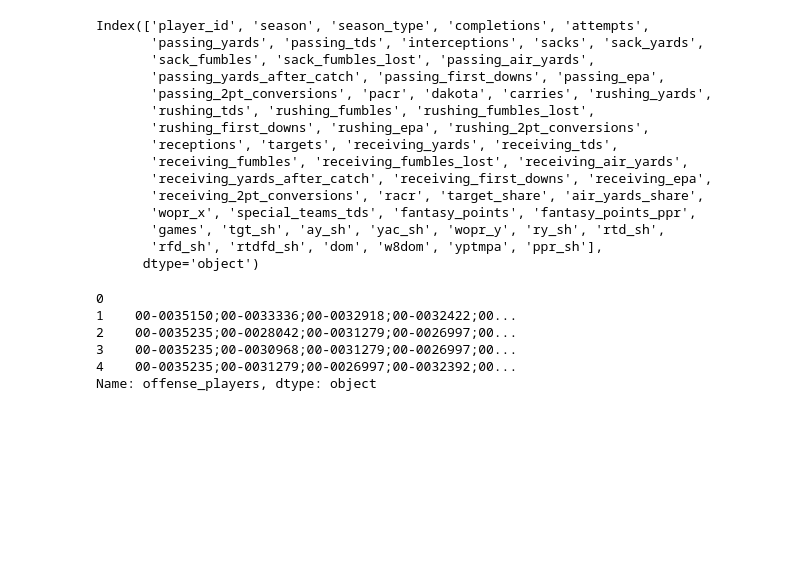
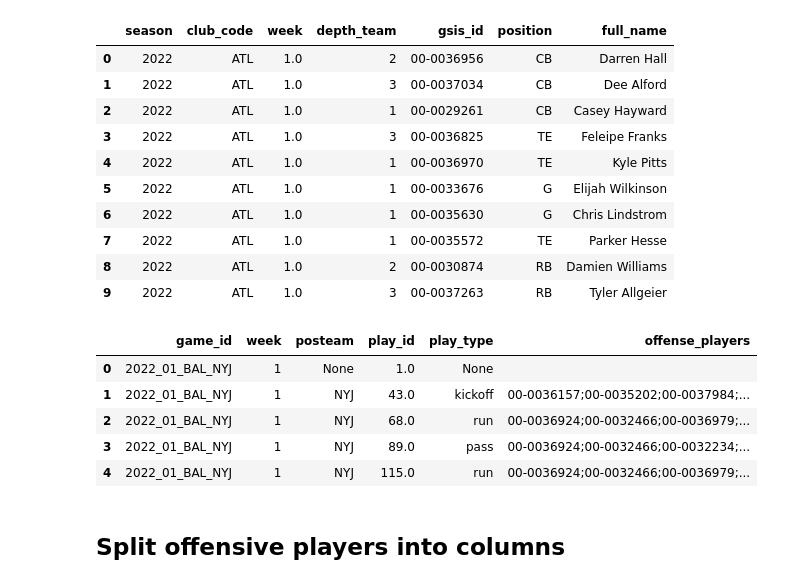
Before and after one commit to jackdepree/FFInsights, a Jupyter notebook: code/trying_out_nflstats.ipynb, the cells around one changed output. Saved outputs shown, nothing was run; the diff lists cells and outputs as text; code cells hidden in the pictures; blank space fills up the shorter version.

```diff
--- a/code/trying_out_nflstats.ipynb
+++ b/code/trying_out_nflstats.ipynb
@@ -169,28 +216,27 @@ Index(['player_id', 'player_name', 'player_display_name', 'position',
-# %%
-# Print the columns
-seasonal.columns
-# %% [output]
-Index(['player_id', 'season', 'season_type', 'completions', 'attempts',
-       'passing_yards', 'passing_tds', 'interceptions', 'sacks', 'sack_yards',
-       'sack_fumbles', 'sack_fumbles_lost', 'passing_air_yards',
-       'passing_yards_after_catch', 'passing_first_downs', 'passing_epa',
-       'passing_2pt_conversions', 'pacr', 'dakota', 'carries', 'rushing_yards',
-       'rushing_tds', 'rushing_fumbles', 'rushing_fumbles_lost',
-       'rushing_first_downs', 'rushing_epa', 'rushing_2pt_conversions',
-       'receptions', 'targets', 'receiving_yards', 'receiving_tds',
-       'receiving_fumbles', 'receiving_fumbles_lost', 'receiving_air_yards',
-       'receiving_yards_after_catch', 'receiving_first_downs', 'receiving_epa',
-       'receiving_2pt_conversions', 'racr', 'target_share', 'air_yards_share',
-       'wopr_x', 'special_teams_tds', 'fantasy_points', 'fantasy_points_ppr',
-       'games', 'tgt_sh', 'ay_sh', 'yac_sh', 'wopr_y', 'ry_sh', 'rtd_sh',
-       'rfd_sh', 'rtdfd_sh', 'dom', 'w8dom', 'yptmpa', 'ppr_sh'],
-      dtype='object')
-# %%
-pbp['offense_players'].head()
-# %% [output]
-0
-1    00-0035150;00-0033336;00-0032918;00-0032422;00...
-2    00-0035235;00-0028042;00-0031279;00-0026997;00...
-3    00-0035235;00-0030968;00-0031279;00-0026997;00...
-4    00-0035235;00-0031279;00-0026997;00-0032392;00...
-Name: offense_players, dtype: object
+# %%
+# load depth chart data
+depth_charts[['season', 'club_code', 'week', 'depth_team', 'gsis_id', 'position', 'full_name']].head(10)
+# %% [output]
+|  | season | club_code | week | depth_team | gsis_id | position | full_name |
+| 0 | 2022 | ATL | 1.0 | 2 | 00-0036956 | CB | Darren Hall |
+| 1 | 2022 | ATL | 1.0 | 3 | 00-0037034 | CB | Dee Alford |
+| 2 | 2022 | ATL | 1.0 | 1 | 00-0029261 | CB | Casey Hayward |
+| 3 | 2022 | ATL | 1.0 | 3 | 00-0036825 | TE | Feleipe Franks |
+| 4 | 2022 | ATL | 1.0 | 1 | 00-0036970 | TE | Kyle Pitts |
+| 5 | 2022 | ATL | 1.0 | 1 | 00-0033676 | G | Elijah Wilkinson |
+| 6 | 2022 | ATL | 1.0 | 1 | 00-0035630 | G | Chris Lindstrom |
+| 7 | 2022 | ATL | 1.0 | 1 | 00-0035572 | TE | Parker Hesse |
+| 8 | 2022 | ATL | 1.0 | 2 | 00-0030874 | RB | Damien Williams |
+| 9 | 2022 | ATL | 1.0 | 3 | 00-0037263 | RB | Tyler Allgeier |
+# %%
+# pbp data
+pbp_data[['game_id', 'week', 'posteam', 'play_id', 'play_type', 'offense_players']].sort_values(['game_id', 'play_id']).head()
+# %% [output]
+|  | game_id | week | posteam | play_id | play_type | offense_players |
+| 0 | 2022_01_BAL_NYJ | 1 | None | 1.0 | None |  |
+| 1 | 2022_01_BAL_NYJ | 1 | NYJ | 43.0 | kickoff | 00-0036157;00-0035202;00-0037984;... |
+| 2 | 2022_01_BAL_NYJ | 1 | NYJ | 68.0 | run | 00-0036924;00-0032466;00-0036979;... |
+| 3 | 2022_01_BAL_NYJ | 1 | NYJ | 89.0 | pass | 00-0036924;00-0032466;00-0032234;... |
+| 4 | 2022_01_BAL_NYJ | 1 | NYJ | 115.0 | run | 00-0036924;00-0032466;00-0036979;... |
+# %% [markdown]
+## Split offensive players into columns
```
Also changed, not shown: parts of 16 cells of this notebook.
